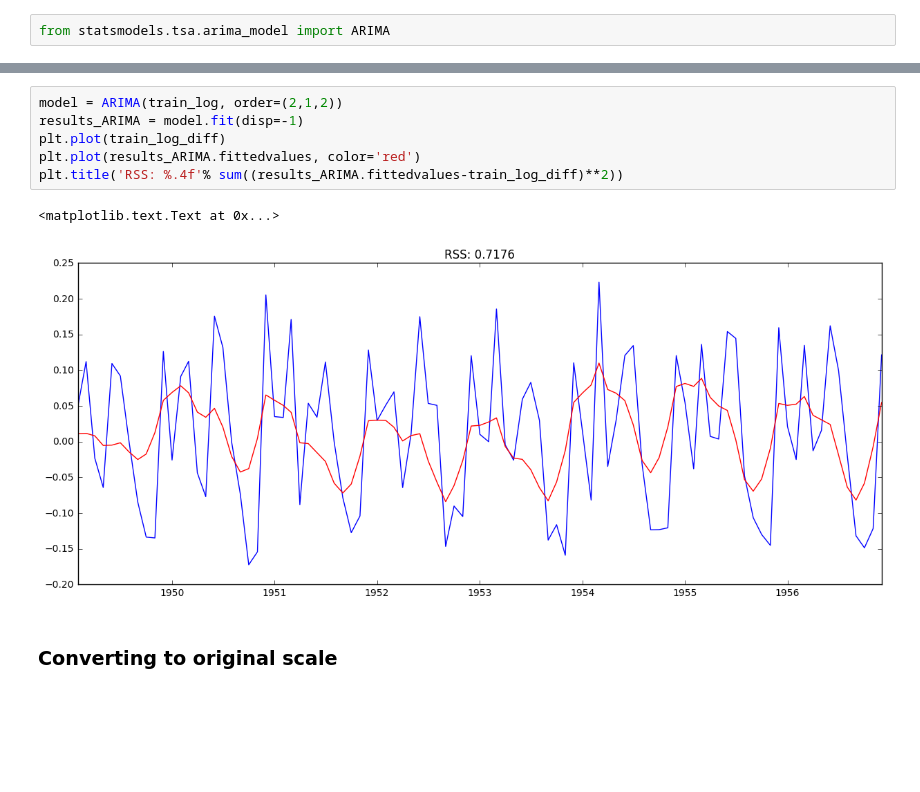
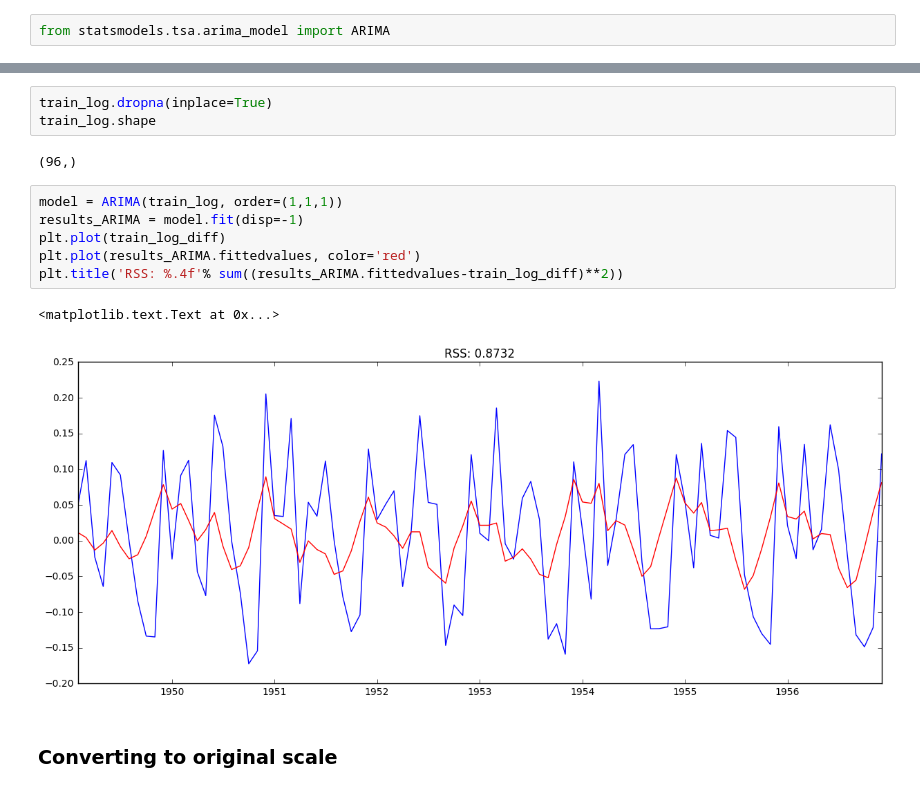
Before and after one commit to smolina74/timeseries, a Jupyter notebook: machine_learning/time series with training and test set.ipynb, the cells around one changed output, grey strips where cells are left out. Cells and saved outputs as stored; diff of their text form; blank space fills up the shorter version.

```diff
--- a/machine_learning/time series with training and test set.ipynb
+++ b/machine_learning/time series with training and test set.ipynb
@@ -110,12 +126,17 @@ from statsmodels.tsa.arima_model import ARIMA
+# %%
+train_log.dropna(inplace=True)
+train_log.shape
+# %% [output]
+(96,)
 # %%
-model = ARIMA(train_log, order=(2,1,2))
+model = ARIMA(train_log, order=(1,1,1))
 results_ARIMA = model.fit(disp=-1)
 plt.plot(train_log_diff)
 plt.plot(results_ARIMA.fittedvalues, color='red')
 plt.title('RSS: %.4f'% sum((results_ARIMA.fittedvalues-train_log_diff)**2))
 # %% [output]
 <matplotlib.text.Text at 0x...>
-[figure, old version]
+[figure, new version]
 # %% [markdown]
 ### Converting to original scale
 # %%
```
Also changed, not shown: parts of 15 cells of this notebook, 2 other files.
